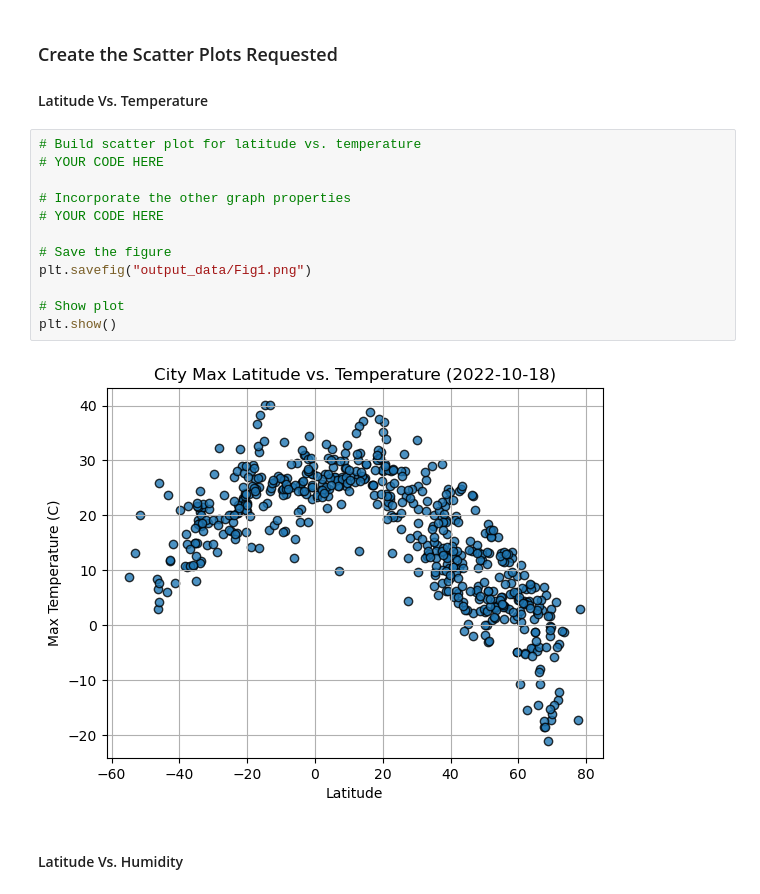
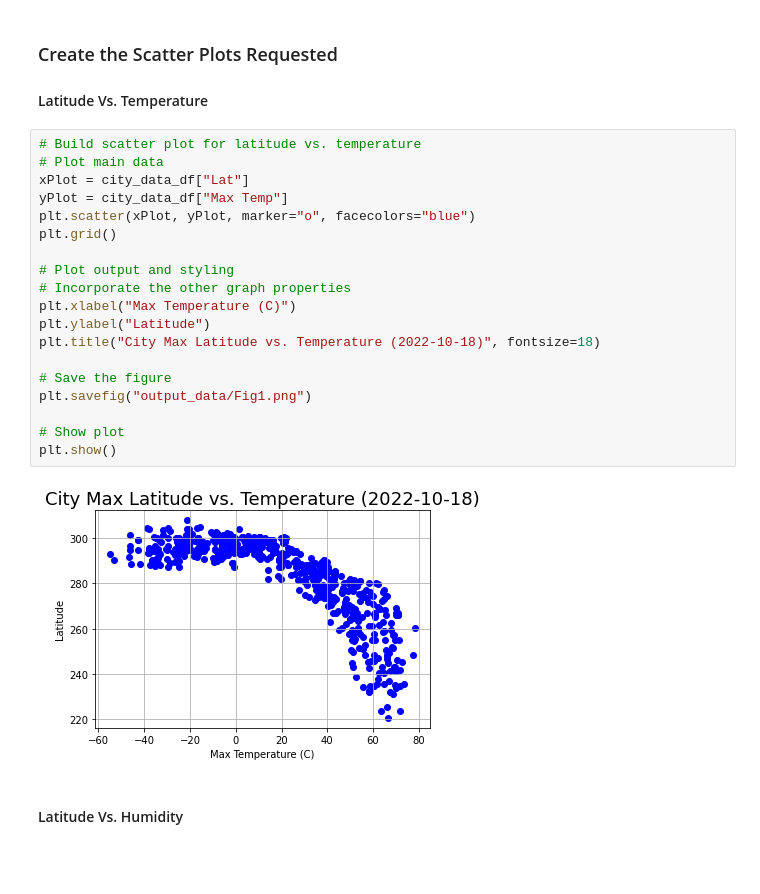
Before and after one commit to jonowood/python-api-challenge, a Jupyter notebook: WeatherPy/WeatherPy.ipynb, the cells around one changed output. Drawn from its saved outputs; the diff is of its cells as text; blank space fills up the shorter version.

Commit message:
first plot done

```diff
--- a/WeatherPy/WeatherPy.ipynb
+++ b/WeatherPy/WeatherPy.ipynb
@@ -205,18 +205,25 @@ city_data_df.head()
 #### Latitude Vs. Temperature
 # %%
 # Build scatter plot for latitude vs. temperature
-# YOUR CODE HERE
+# Plot main data
+xPlot = city_data_df["Lat"]
+yPlot = city_data_df["Max Temp"]
+plt.scatter(xPlot, yPlot, marker="o", facecolors="blue")
+plt.grid()
 
+# Plot output and styling
 # Incorporate the other graph properties
-# YOUR CODE HERE
+plt.xlabel("Max Temperature (C)")
+plt.ylabel("Latitude")
+plt.title("City Max Latitude vs. Temperature (2022-10-18)", fontsize=18)
 
 # Save the figure
 plt.savefig("output_data/Fig1.png")
 
 # Show plot
 plt.show()
 # %% [output]
-[figure, old version]
+[figure, new version]
 # %% [markdown]
 #### Latitude Vs. Humidity
 # %%
```
Also changed, not shown: 1 other file.
